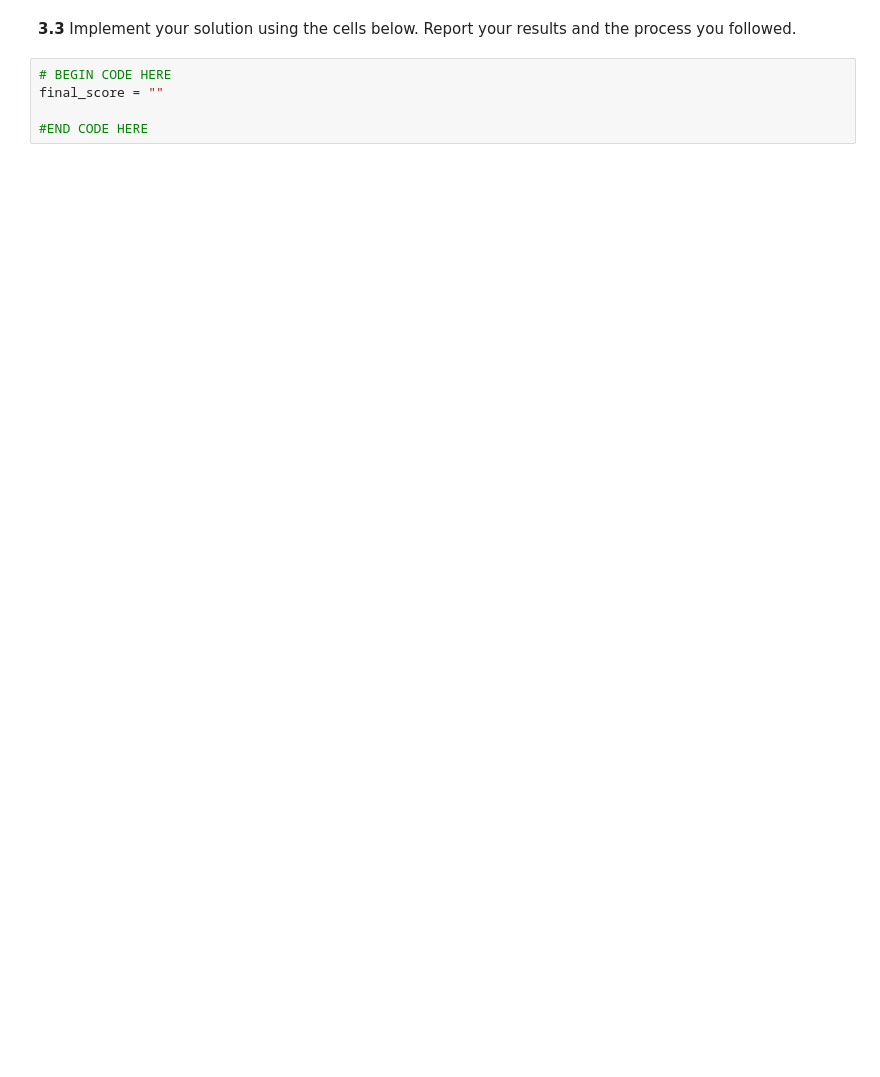
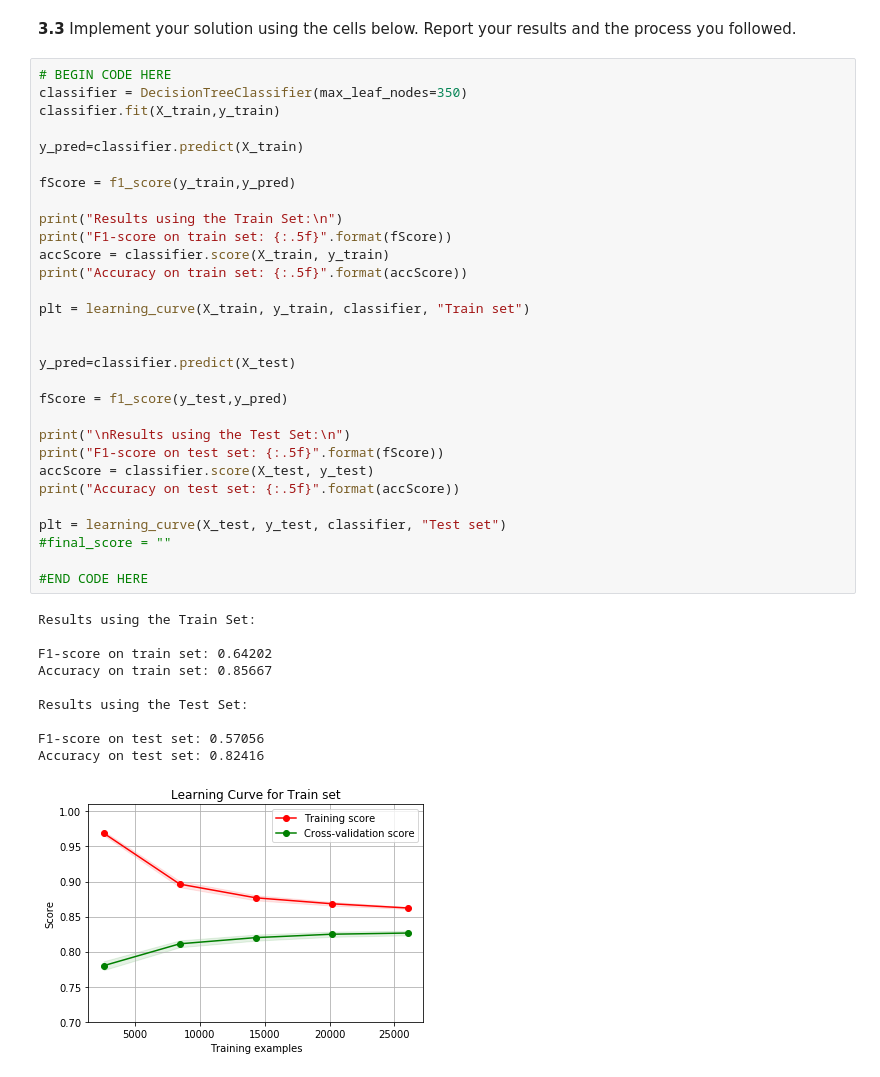
Before and after one commit to SotirisFtiakas/Machine-Learning-Project, a Jupyter notebook: DecisionTrees/DecisionTrees.ipynb, the cells around one changed output. Cells and saved outputs as stored; diff of their text form; blank space fills up the shorter version.

```diff
--- a/DecisionTrees/DecisionTrees.ipynb
+++ b/DecisionTrees/DecisionTrees.ipynb
@@ -361,7 +338,43 @@ YOUR ANSWER HERE
 # %% [markdown]
 **3.3** Implement your solution using the cells below. Report your results and the process you followed.
-# %%
-# BEGIN CODE HERE
-final_score = ""
-
-#END CODE HERE
+# %%
+# BEGIN CODE HERE
+classifier = DecisionTreeClassifier(max_leaf_nodes=350)
+classifier.fit(X_train,y_train)
+
+y_pred=classifier.predict(X_train)
+
+fScore = f1_score(y_train,y_pred)
+
+print("Results using the Train Set:\n")
+print("F1-score on train set: {:.5f}".format(fScore))
+accScore = classifier.score(X_train, y_train)
+print("Accuracy on train set: {:.5f}".format(accScore))
+
+plt = learning_curve(X_train, y_train, classifier, "Train set")
+
+
+y_pred=classifier.predict(X_test)
+
+fScore = f1_score(y_test,y_pred)
+
+print("\nResults using the Test Set:\n")
+print("F1-score on test set: {:.5f}".format(fScore))
+accScore = classifier.score(X_test, y_test)
+print("Accuracy on test set: {:.5f}".format(accScore))
+
+plt = learning_curve(X_test, y_test, classifier, "Test set")
+#final_score = ""
+
+#END CODE HERE
+# %% [output]
+Results using the Train Set:
+
+F1-score on train set: 0.64202
+Accuracy on train set: 0.85667
+
+Results using the Test Set:
+
+F1-score on test set: 0.57056
+Accuracy on test set: 0.82416
+[figure, added]
```
Also changed, not shown: parts of 5 cells of this notebook.
